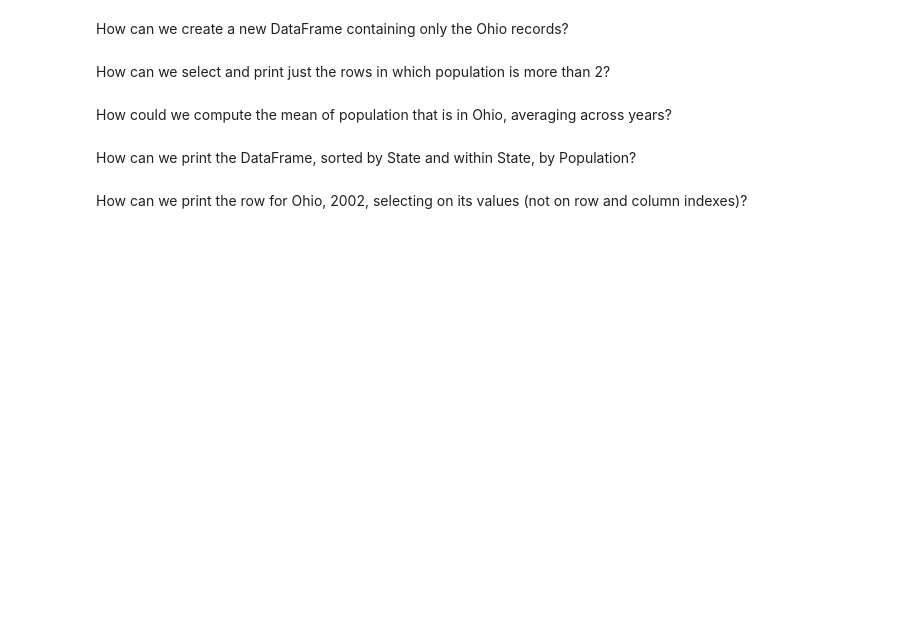
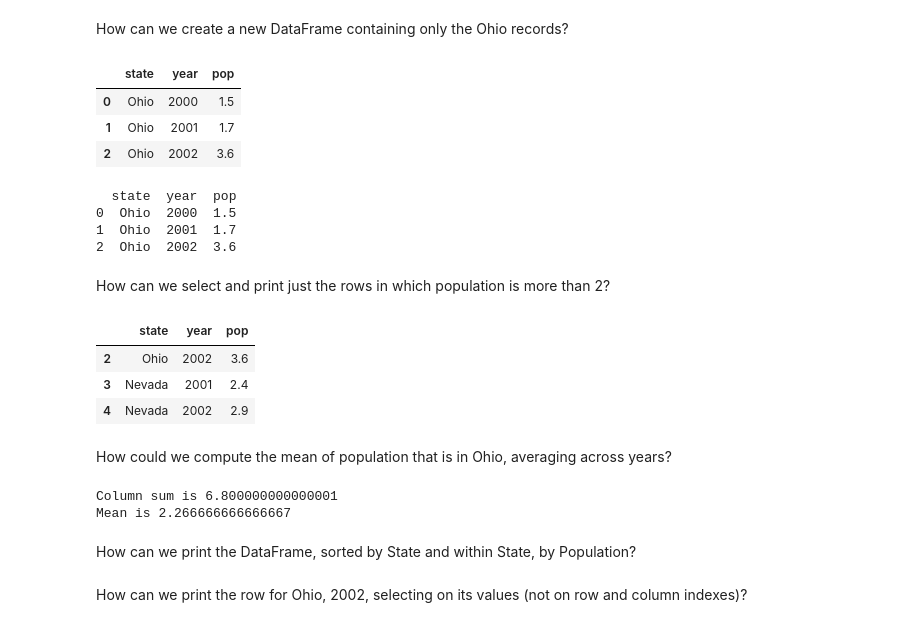
Before and after one commit to dako226/ce599, a Jupyter notebook: 05-Pandas Basics Part 2/Basic-Operations-Using-Pandas.ipynb, the cells around one changed output. Cells and saved outputs as stored; diff of their text form; code cells hidden in the pictures; blank space fills up the shorter version.

```diff
--- a/05-Pandas Basics Part 2/Basic-Operations-Using-Pandas.ipynb
+++ b/05-Pandas Basics Part 2/Basic-Operations-Using-Pandas.ipynb
@@ -555,9 +574,41 @@ SyntaxError: invalid syntax (2165260973.py, line 1)
 # %% [markdown]
 How can we create a new DataFrame containing only the Ohio records?
+# %%
+new = DataFrame(data,columns = ['state','year','pop'])
+new[new['state']=='Ohio']
+# %% [output]
+|  | state | year | pop |
+| 0 | Ohio | 2000 | 1.5 |
+| 1 | Ohio | 2001 | 1.7 |
+| 2 | Ohio | 2002 | 3.6 |
+# %%
+new2 = new[new['state']=='Ohio']
+print(new2)
+# %% [output]
+  state  year  pop
+0  Ohio  2000  1.5
+1  Ohio  2001  1.7
+2  Ohio  2002  3.6
 # %% [markdown]
 How can we select and print just the rows in which population is more than 2?
+# %%
+df[df['pop']>2]
+# %% [output]
+|  | state | year | pop |
+| 2 | Ohio | 2002 | 3.6 |
+| 3 | Nevada | 2001 | 2.4 |
+| 4 | Nevada | 2002 | 2.9 |
 # %% [markdown]
 How could we compute the mean of population that is in Ohio, averaging across years?
+# %%
+column_name = 'pop'
+column_sum = new2[column_name].sum() # sums the whole column.
+print('Column sum is', column_sum)
+mean = column_sum/3   # Calculating mean
+print ('Mean is', mean)
+# %% [output]
+Column sum is 6.800000000000001
+Mean is 2.266666666666667
 # %% [markdown]
 How can we print the DataFrame, sorted by State and within State, by Population?
 # %% [markdown]
```
Also changed, not shown: parts of 12 cells of this notebook, 31 other files.
